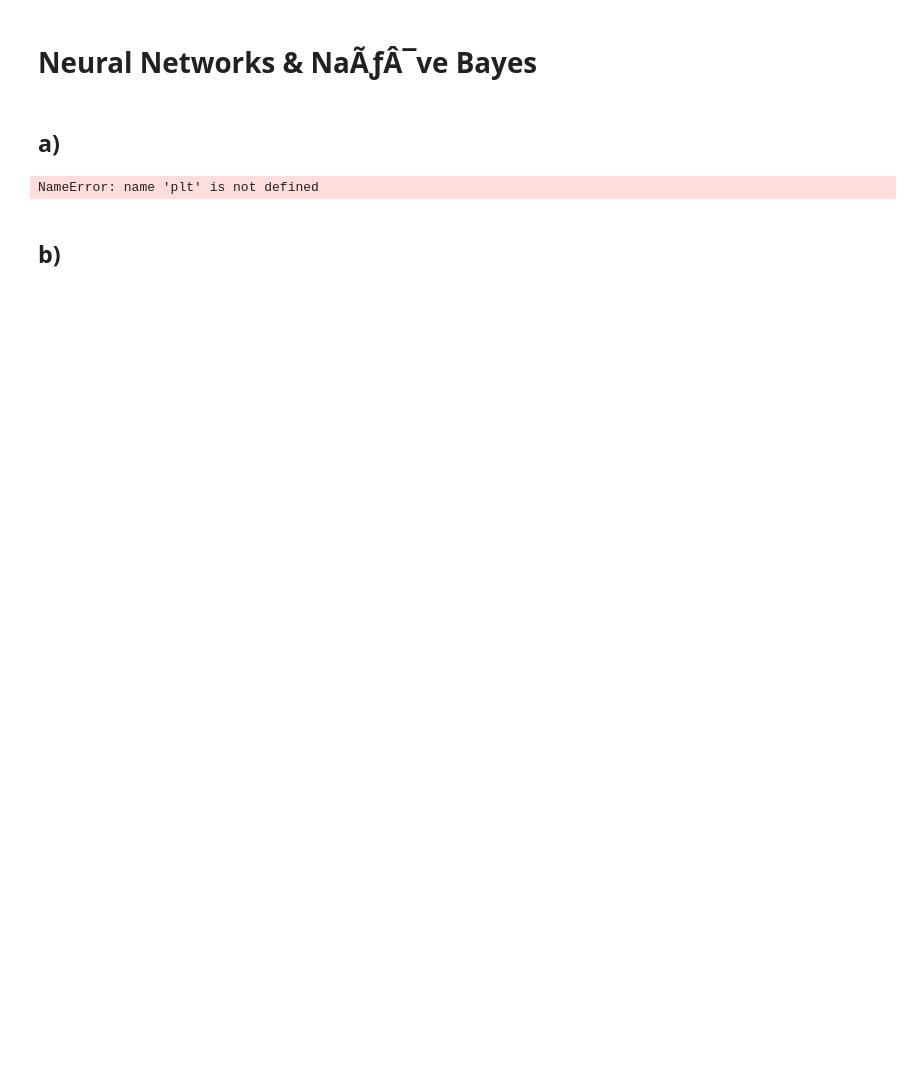
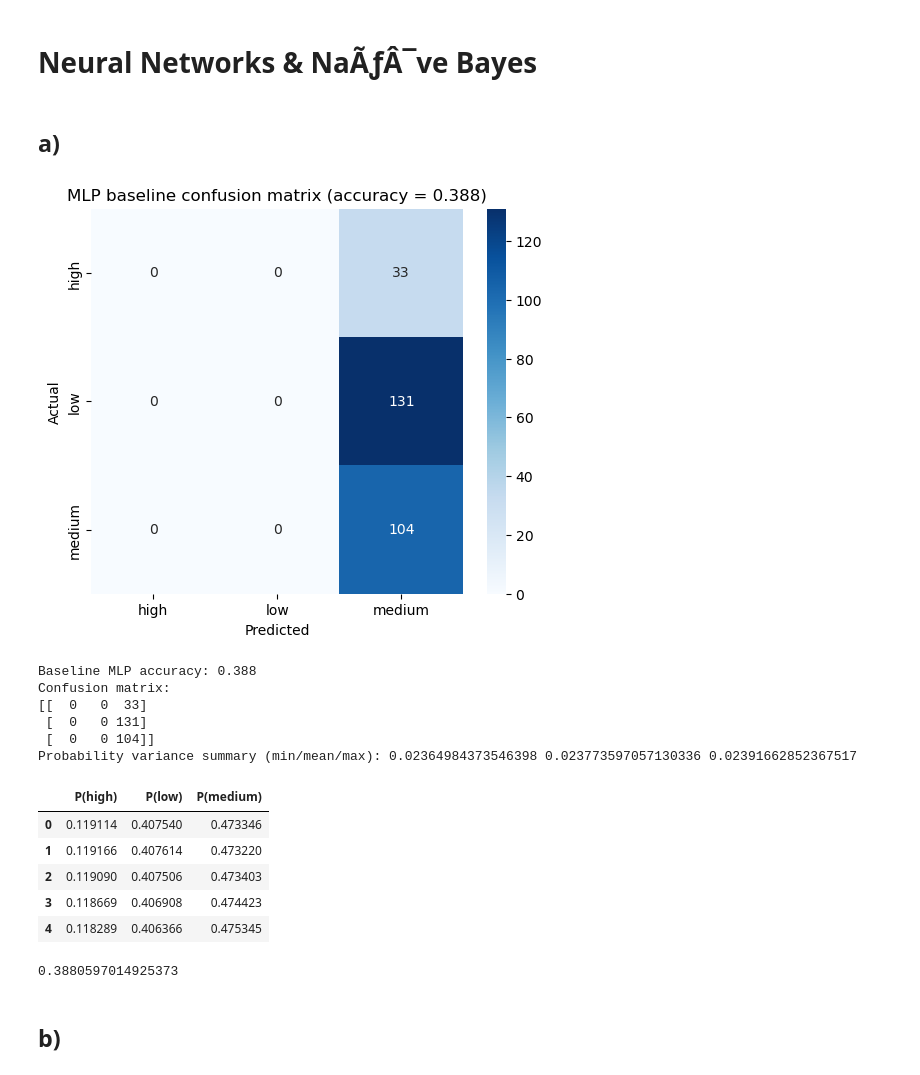
Before and after one commit to MauriceChartee/IDS, a Jupyter notebook: templates_jupyter_notebooks(1)/Q6_NN.ipynb, the cells around one changed output. Drawn from its saved outputs; the diff is of its cells as text; code cells hidden in the pictures; blank space fills up the shorter version.

```diff
--- a/templates_jupyter_notebooks(1)/Q6_NN.ipynb
+++ b/templates_jupyter_notebooks(1)/Q6_NN.ipynb
@@ -10,8 +10,8 @@ from sklearn.preprocessing import StandardScaler
 # %%
 df_train = pd.read_csv('C:/Users/Postb/Documents/GitHub/IDS/data/train_insurance_one_hot.csv')
 df_test = pd.read_csv('C:/Users/Postb/Documents/GitHub/IDS/data/test_insurance_one_hot.csv')
-X_train_all_feat = df_train.drop(columns=['chargeGroup', 'id'], axis=1)
-X_test_all_feat = df_test.drop(columns=['chargeGroup', 'id'], axis=1)
+X_train_all_feat = df_train.drop(columns=['chargeGroup', 'charges','id'], axis=1)
+X_test_all_feat = df_test.drop(columns=['chargeGroup','charges', 'id'], axis=1)
 y_train = df_train['chargeGroup']
 y_test = df_test['chargeGroup']
 # %% [markdown]
@@ -22,42 +22,55 @@ baseline_mlp = MLPClassifier(
     hidden_layer_sizes=(5, 5, 5, 5, 5),
     activation='logistic',
     max_iter=2000,
-    random_state=42,
 )
 baseline_mlp.fit(X_train_all_feat, y_train)
 baseline_preds = baseline_mlp.predict(X_test_all_feat)
 baseline_acc = accuracy_score(y_test, baseline_preds)
 baseline_cm = confusion_matrix(y_test, baseline_preds, labels=baseline_mlp.classes_)
+
 
 plt.figure(figsize=(6, 5))
 sns.heatmap(
     baseline_cm,
     annot=True,
     fmt='d',
     cmap='Blues',
     xticklabels=baseline_mlp.classes_,
     yticklabels=baseline_mlp.classes_,
 )
 plt.title(f'MLP baseline confusion matrix (accuracy = {baseline_acc:.3f})')
 plt.xlabel('Predicted')
 plt.ylabel('Actual')
 plt.show()
 
 baseline_proba = baseline_mlp.predict_proba(X_test_all_feat)
 proba_variance = baseline_proba.var(axis=1)
 print(f'Baseline MLP accuracy: {baseline_acc:.3f}')
 print('Confusion matrix:')
 print(baseline_cm)
 print('Probability variance summary (min/mean/max):',
       proba_variance.min(), proba_variance.mean(), proba_variance.max())
 first_five_proba = pd.DataFrame(
     baseline_proba[:5],
     columns=[f'P({cls})' for cls in baseline_mlp.classes_],
 )
 display(first_five_proba)
 baseline_acc
 # %% [output]
+[figure, added]
-NameError: name 'plt' is not defined
+Baseline MLP accuracy: 0.388
+Confusion matrix:
+[[  0   0  33]
+ [  0   0 131]
+ [  0   0 104]]
+Probability variance summary (min/mean/max): 0.02364984373546398 0.023773597057130336 0.02391662852367517
+|  | P(high) | P(low) | P(medium) |
+| 0 | 0.119114 | 0.407540 | 0.473346 |
+| 1 | 0.119166 | 0.407614 | 0.473220 |
+| 2 | 0.119090 | 0.407506 | 0.473403 |
+| 3 | 0.118669 | 0.406908 | 0.474423 |
+| 4 | 0.118289 | 0.406366 | 0.475345 |
+0.3880597014925373
 # %% [markdown]
 ## b)
 # %%
```
Also changed, not shown: parts of 2 cells of this notebook, 1 other file.
